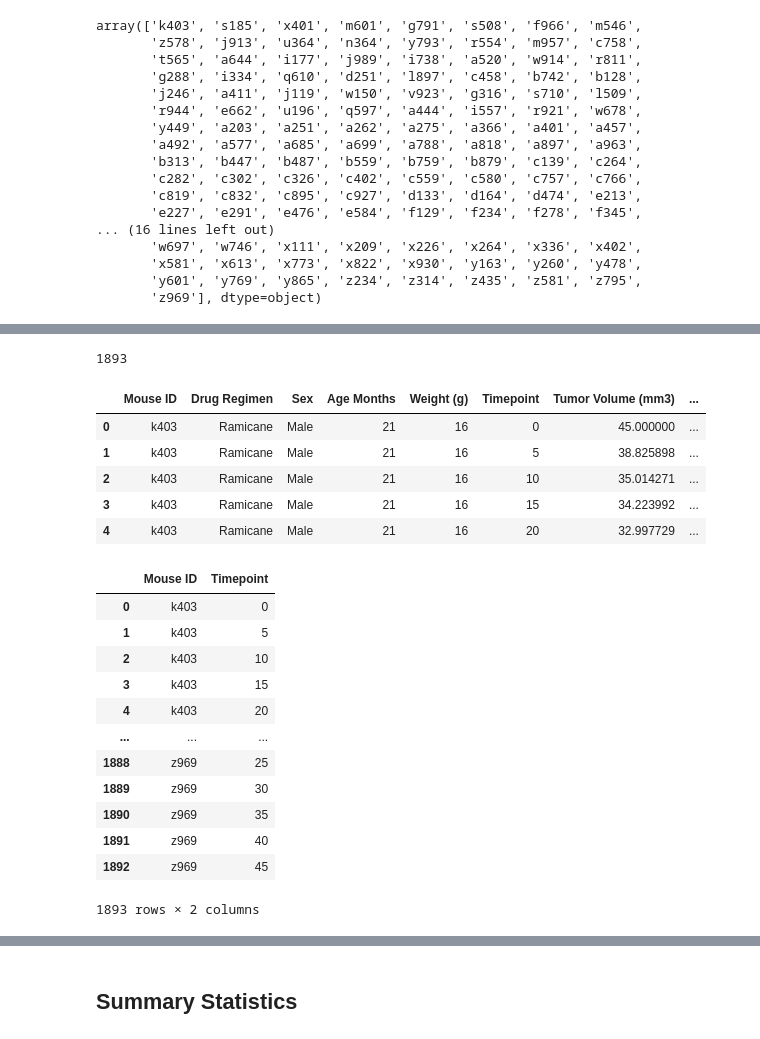
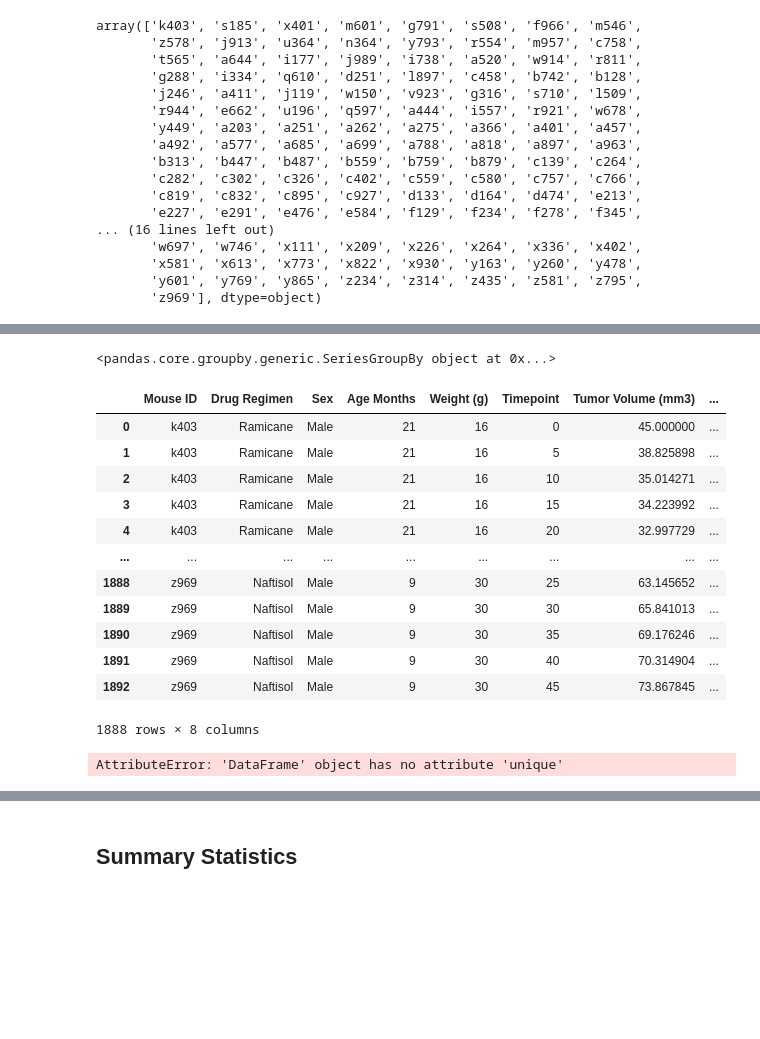
Before and after one commit to kvereda/Matplotlib-challenge, a Jupyter notebook: pymaceuticals_starter.ipynb, the cells around one changed output, grey strips where cells are left out. Drawn from its saved outputs; the diff is of its cells as text; code cells hidden in the pictures; blank space fills up the shorter version.

Commit message:
correct mouse id

```diff
--- a/pymaceuticals_starter.ipynb
+++ b/pymaceuticals_starter.ipynb
@@ -51,33 +81,29 @@ array(['k403', 's185', 'x401', 'm601', 'g791', 's508', 'f966', 'm546',
+# %%
+# Optional: Get all the data for the duplicate mouse ID.
+new_combined_mice_df.groupby(["Mouse ID", "Timepoint", "Metastatic Sites", "Tumor Volume (mm3)", "Sex",
+                                   "Age Months", "Weight (g)"])["Drug Regimen"]
+# %% [output]
+<pandas.core.groupby.generic.SeriesGroupBy object at 0x...>
+# %%
+# Create a clean DataFrame by dropping the duplicate mouse by its ID.
+new_combined_mice_df = combined_mice_df.drop_duplicates(subset=["Mouse ID","Timepoint"], keep="first")
+new_combined_mice_df
+# %% [output]
+|  | Mouse ID | Drug Regimen | Sex | Age Months | Weight (g) | Timepoint | Tumor Volume (mm3) | ... |
+| 0 | k403 | Ramicane | Male | 21 | 16 | 0 | 45.000000 | ... |
+| 1 | k403 | Ramicane | Male | 21 | 16 | 5 | 38.825898 | ... |
+| 2 | k403 | Ramicane | Male | 21 | 16 | 10 | 35.014271 | ... |
+| 3 | k403 | Ramicane | Male | 21 | 16 | 15 | 34.223992 | ... |
+| 4 | k403 | Ramicane | Male | 21 | 16 | 20 | 32.997729 | ... |
+| ... | ... | ... | ... | ... | ... | ... | ... | ... |
+| 1888 | z969 | Naftisol | Male | 9 | 30 | 25 | 63.145652 | ... |
+| 1889 | z969 | Naftisol | Male | 9 | 30 | 30 | 65.841013 | ... |
+| 1890 | z969 | Naftisol | Male | 9 | 30 | 35 | 69.176246 | ... |
+| 1891 | z969 | Naftisol | Male | 9 | 30 | 40 | 70.314904 | ... |
+| 1892 | z969 | Naftisol | Male | 9 | 30 | 45 | 73.867845 | ... |
+1888 rows × 8 columns
 # %%
-# Checking the number of mice.
-combined_mice_df["Mouse ID"].count()
+# Checking the number of mice in the clean DataFrame
+new_combined_mice_df[["Mouse ID"]].unique().count()
 # %% [output]
-1893
+AttributeError: 'DataFrame' object has no attribute 'unique'
-# %%
-combined_mice_df = combined_mice_df.rename(columns={"Age_months": "Age Months"})
-combined_mice_df.head()
-# %% [output]
-|  | Mouse ID | Drug Regimen | Sex | Age Months | Weight (g) | Timepoint | Tumor Volume (mm3) | ... |
-| 0 | k403 | Ramicane | Male | 21 | 16 | 0 | 45.000000 | ... |
-| 1 | k403 | Ramicane | Male | 21 | 16 | 5 | 38.825898 | ... |
-| 2 | k403 | Ramicane | Male | 21 | 16 | 10 | 35.014271 | ... |
-| 3 | k403 | Ramicane | Male | 21 | 16 | 15 | 34.223992 | ... |
-| 4 | k403 | Ramicane | Male | 21 | 16 | 20 | 32.997729 | ... |
-# %%
-# Getting the duplicate mice by ID number that shows up for Mouse ID and Timepoint.
-mice_df = combined_mice_df[["Mouse ID", "Timepoint"]]
-mice_df
-# %% [output]
-|  | Mouse ID | Timepoint |
-| 0 | k403 | 0 |
-| 1 | k403 | 5 |
-| 2 | k403 | 10 |
-| 3 | k403 | 15 |
-| 4 | k403 | 20 |
-| ... | ... | ... |
-| 1888 | z969 | 25 |
-| 1889 | z969 | 30 |
-| 1890 | z969 | 35 |
-| 1891 | z969 | 40 |
-| 1892 | z969 | 45 |
-1893 rows × 2 columns
```
Also changed, not shown: parts of 22 cells of this notebook.
